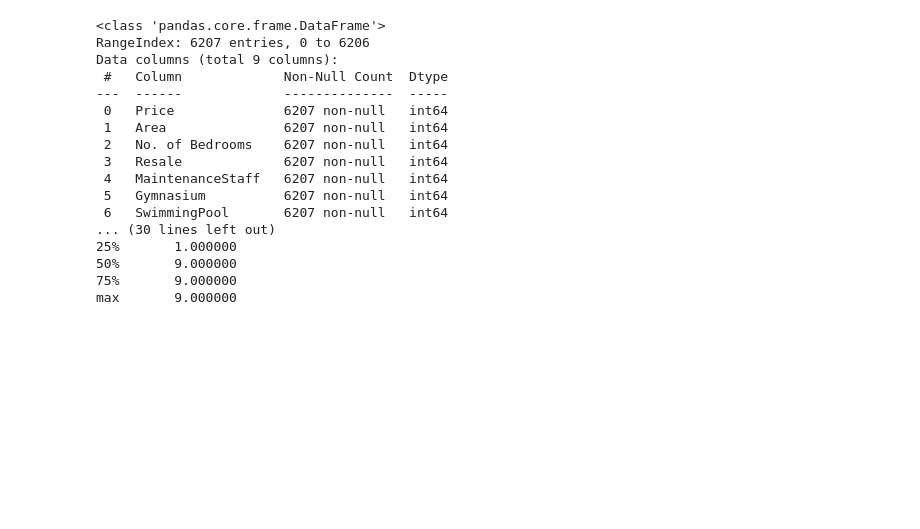
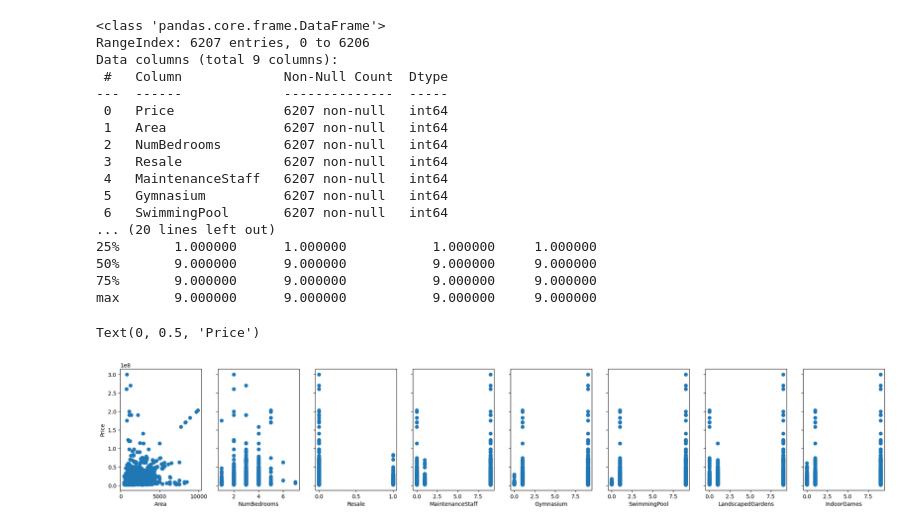
Before and after one commit to umangtyagi/machine_learning_specialization, a Jupyter notebook: linear_regression/univariate_multiple_linear_regression.ipynb, the cells around one changed output. Saved outputs shown, nothing was run; the diff lists cells and outputs as text; code cells hidden in the pictures; blank space fills up the shorter version.

```diff
--- a/linear_regression/univariate_multiple_linear_regression.ipynb
+++ b/linear_regression/univariate_multiple_linear_regression.ipynb
@@ -15,7 +15,7 @@ housing_data.head()
 | 4 | 6845000 | 1670 | Kengeri | 3 | 0 | 1 | 1 | 1 | ... |
 5 rows × 40 columns
 # %%
-varlist = ['Price','Area','No. of Bedrooms','Resale','MaintenanceStaff','Gymnasium','SwimmingPool','LandscapedGardens','IndoorGames']
+varlist = ['Price','Area','NumBedrooms','Resale','MaintenanceStaff','Gymnasium','SwimmingPool','LandscapedGardens','IndoorGames']
 data = housing_data[varlist].copy()
 # %%
 # checking for null values
@@ -31,13 +31,24 @@ Data columns (total 9 columns):
 ---  ------             --------------  -----
  0   Price              6207 non-null   int64
  1   Area               6207 non-null   int64
- 2   No. of Bedrooms    6207 non-null   int64
+ 2   NumBedrooms        6207 non-null   int64
  3   Resale             6207 non-null   int64
  4   MaintenanceStaff   6207 non-null   int64
  5   Gymnasium          6207 non-null   int64
  6   SwimmingPool       6207 non-null   int64
-... (30 lines left out)
-25%       1.000000
-50%       9.000000
-75%       9.000000
-max       9.000000
+... (20 lines left out)
+25%       1.000000      1.000000           1.000000     1.000000
+50%       9.000000      9.000000           9.000000     9.000000
+75%       9.000000      9.000000           9.000000     9.000000
+max       9.000000      9.000000           9.000000     9.000000
+# %%
+# some of the features like Gymnaisum should have bool values and the mean should not be more than 1
+# plotting the to check if scaling is required
+fig,ax = plt.subplots(1,8, figsize=(25,4), sharey = True)
+for i in range(len(ax)):
+    ax[i].scatter(data[varlist[i+1]],data[varlist[0]])
+    ax[i].set_xlabel(varlist[i+1])
+ax[0].set_ylabel('Price')
+# %% [output]
+Text(0, 0.5, 'Price')
+[figure, added]
```
Also changed, not shown: parts of 9 cells of this notebook.
